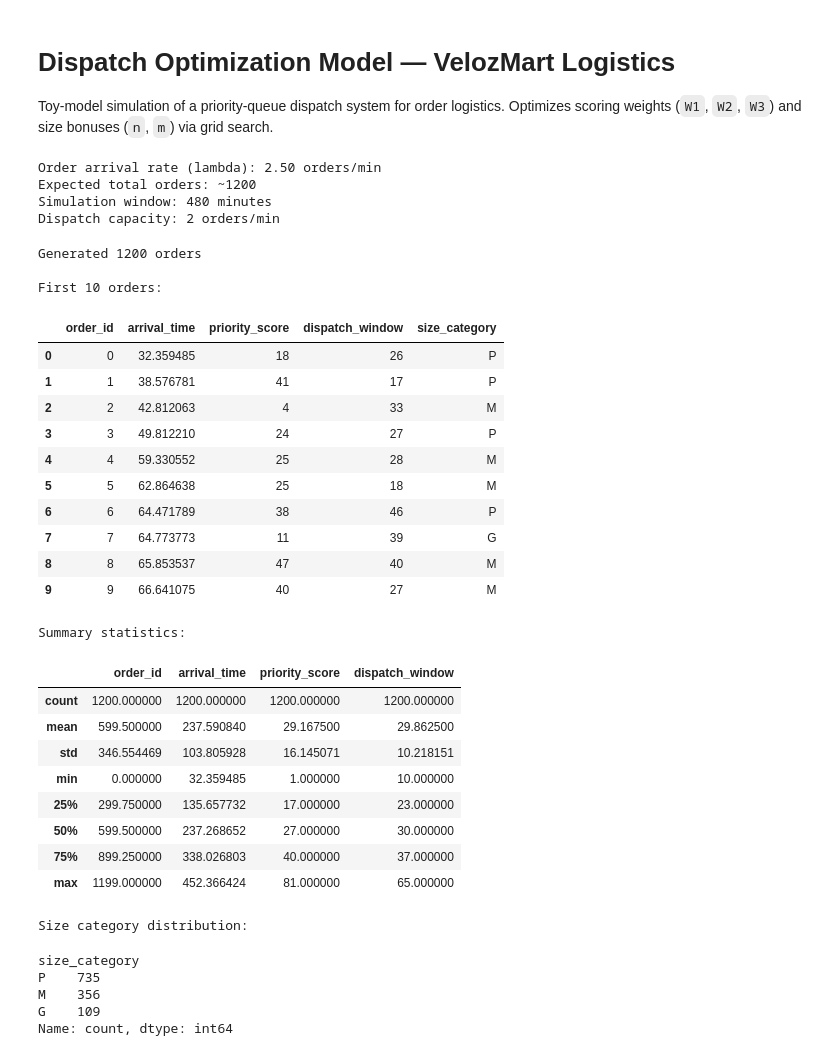
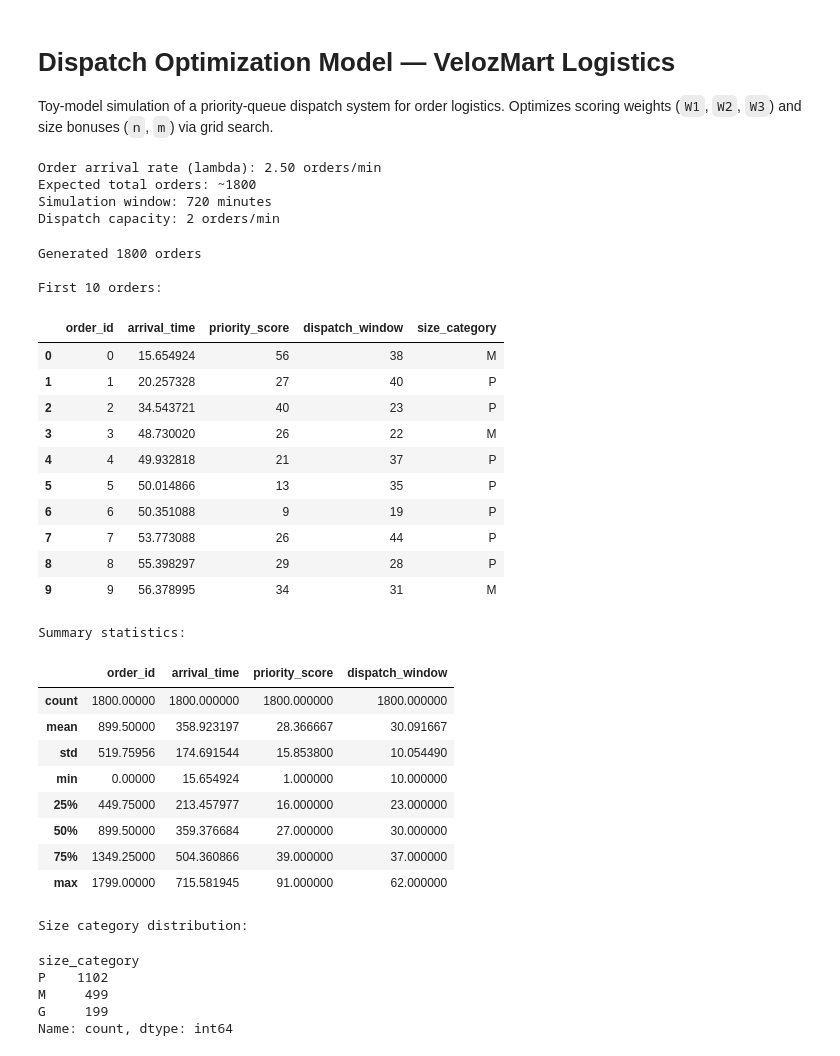
Before and after one commit to rifusaki/velozMart, a Jupyter notebook: src/model.ipynb, the cells around one changed output. Cells and saved outputs as stored; diff of their text form; code cells hidden in the pictures.

```diff
--- a/src/model.ipynb
+++ b/src/model.ipynb
@@ -22,8 +22,8 @@ import pandas as pd
 # ---------------------------------------------------------------------------
 CONFIG = {
     # Orders simulation
-    'N_ORDERS': 1200,
-    'SIMULATION_DURATION': 480,          # minutes (8 hours)
+    'N_ORDERS': 1800,
+    'SIMULATION_DURATION': 720,          # minutes (12 hours)
     'ORDER_ARRIVAL_RATE': None,          # auto-computed as N_ORDERS / SIMULATION_DURATION
     'DISPATCH_CAPACITY': 2,              # orders dispatched per minute
 
@@ -64,8 +64,8 @@ print(f"Simulation window: {CONFIG['SIMULATION_DURATION']} minutes")
 print(f"Dispatch capacity: {CONFIG['DISPATCH_CAPACITY']} orders/min")
 # %% [output]
 Order arrival rate (lambda): 2.50 orders/min
-Expected total orders: ~1200
-Simulation window: 480 minutes
+Expected total orders: ~1800
+Simulation window: 720 minutes
 Dispatch capacity: 2 orders/min
 # %%
 # Cell 2: Synthetic Data Generation
@@ -80,7 +80,7 @@ Dispatch capacity: 2 orders/min
 
     # Generate bursty arrival times using a mixture of normal distributions
 # Generate bursty arrival times using a mixture of normal distributions
-peaks = [120, 240, 360]
+peaks = [120, 240, 360, 480, 600]  # peaks at every 2 hours (in minutes)
 std_dev = 30  # 30 minutes std dev for bursts
 
 arrival_times = []
@@ -93,59 +93,59 @@ arrival_times = np.array(arrival_times)
 arrival_times = np.clip(arrival_times, 0, CONFIG['SIMULATION_DURATION'])
 arrival_times.sort()
 
 # Build DataFrame
 orders_df = pd.DataFrame({
     'order_id': range(CONFIG['N_ORDERS']),
     'arrival_time': arrival_times,
     'priority_score': np.round(np.random.beta(2, 5, CONFIG['N_ORDERS']) * (CONFIG['PRIORITY_MAX'] - CONFIG['PRIORITY_MIN']) + CONFIG['PRIORITY_MIN']).astype(int),
     'dispatch_window': np.round(np.clip(np.random.normal(CONFIG['DISPATCH_WINDOW_MEAN'], CONFIG['DISPATCH_WINDOW_STD'], CONFIG['N_ORDERS']), CONFIG['DISPATCH_WINDOW_MIN'], None)).astype(int),
     'size_category': np.random.choice(CONFIG['SIZE_CATEGORIES'], CONFIG['N_ORDERS'], p=CONFIG['SIZE_WEIGHTS']),
 })
 
 # Sort by arrival time
 orders_df = orders_df.sort_values('arrival_time').reset_index(drop=True)
 orders_df['order_id'] = range(CONFIG['N_ORDERS'])
 
 print(f"Generated {len(orders_df)} orders")
 print()
 print("First 10 orders:")
 display(orders_df.head(10))
 print()
 print("Summary statistics:")
 display(orders_df.describe())
 print()
 print("Size category distribution:")
 display(orders_df['size_category'].value_counts())
 # %% [output]
-Generated 1200 orders
+Generated 1800 orders
 
 First 10 orders:
 |  | order_id | arrival_time | priority_score | dispatch_window | size_category |
-| 0 | 0 | 32.359485 | 18 | 26 | P |
-| 1 | 1 | 38.576781 | 41 | 17 | P |
-| 2 | 2 | 42.812063 | 4 | 33 | M |
-| 3 | 3 | 49.812210 | 24 | 27 | P |
-| 4 | 4 | 59.330552 | 25 | 28 | M |
-| 5 | 5 | 62.864638 | 25 | 18 | M |
-| 6 | 6 | 64.471789 | 38 | 46 | P |
-| 7 | 7 | 64.773773 | 11 | 39 | G |
-| 8 | 8 | 65.853537 | 47 | 40 | M |
-| 9 | 9 | 66.641075 | 40 | 27 | M |
+| 0 | 0 | 15.654924 | 56 | 38 | M |
+| 1 | 1 | 20.257328 | 27 | 40 | P |
+| 2 | 2 | 34.543721 | 40 | 23 | P |
+| 3 | 3 | 48.730020 | 26 | 22 | M |
+| 4 | 4 | 49.932818 | 21 | 37 | P |
+| 5 | 5 | 50.014866 | 13 | 35 | P |
+| 6 | 6 | 50.351088 | 9 | 19 | P |
+| 7 | 7 | 53.773088 | 26 | 44 | P |
+| 8 | 8 | 55.398297 | 29 | 28 | P |
+| 9 | 9 | 56.378995 | 34 | 31 | M |
 Summary statistics:
 |  | order_id | arrival_time | priority_score | dispatch_window |
-| count | 1200.000000 | 1200.000000 | 1200.000000 | 1200.000000 |
-| mean | 599.500000 | 237.590840 | 29.167500 | 29.862500 |
-| std | 346.554469 | 103.805928 | 16.145071 | 10.218151 |
-| min | 0.000000 | 32.359485 | 1.000000 | 10.000000 |
-| 25% | 299.750000 | 135.657732 | 17.000000 | 23.000000 |
-| 50% | 599.500000 | 237.268652 | 27.000000 | 30.000000 |
-| 75% | 899.250000 | 338.026803 | 40.000000 | 37.000000 |
-| max | 1199.000000 | 452.366424 | 81.000000 | 65.000000 |
+| count | 1800.00000 | 1800.000000 | 1800.000000 | 1800.000000 |
+| mean | 899.50000 | 358.923197 | 28.366667 | 30.091667 |
+| std | 519.75956 | 174.691544 | 15.853800 | 10.054490 |
+| min | 0.00000 | 15.654924 | 1.000000 | 10.000000 |
+| 25% | 449.75000 | 213.457977 | 16.000000 | 23.000000 |
+| 50% | 899.50000 | 359.376684 | 27.000000 | 30.000000 |
+| 75% | 1349.25000 | 504.360866 | 39.000000 | 37.000000 |
+| max | 1799.00000 | 715.581945 | 91.000000 | 62.000000 |
 Size category distribution:
 size_category
-P    735
-M    356
-G    109
+P    1102
+M     499
+G     199
 Name: count, dtype: int64
 # %%
 # Cell 2.5: Initial Conditions Visualization
```
Also changed, not shown: parts of 8 cells of this notebook.
